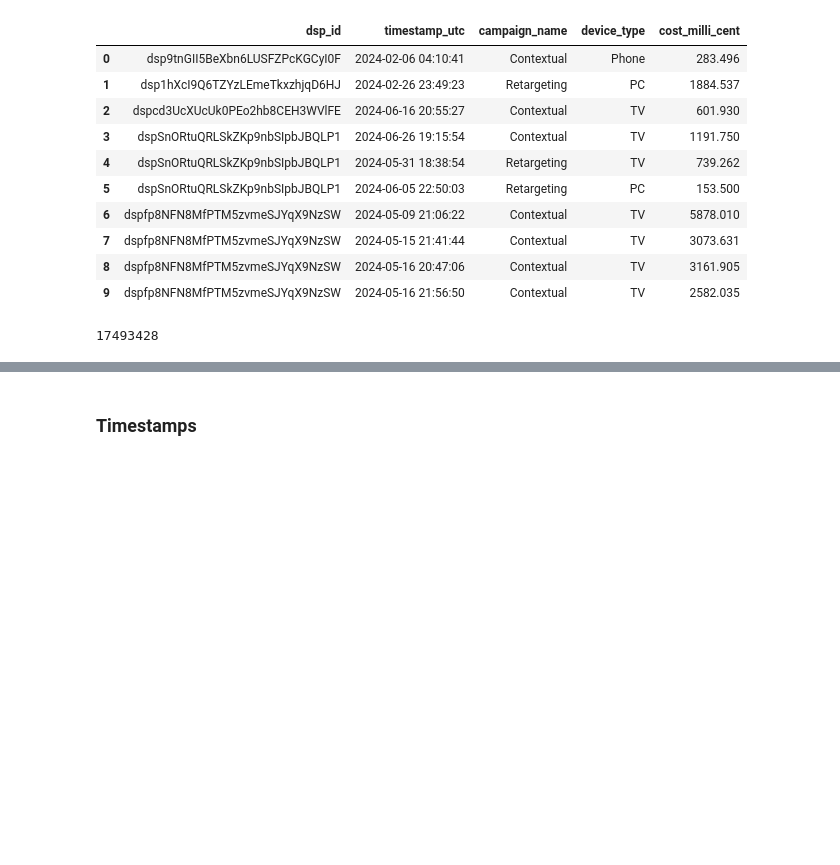
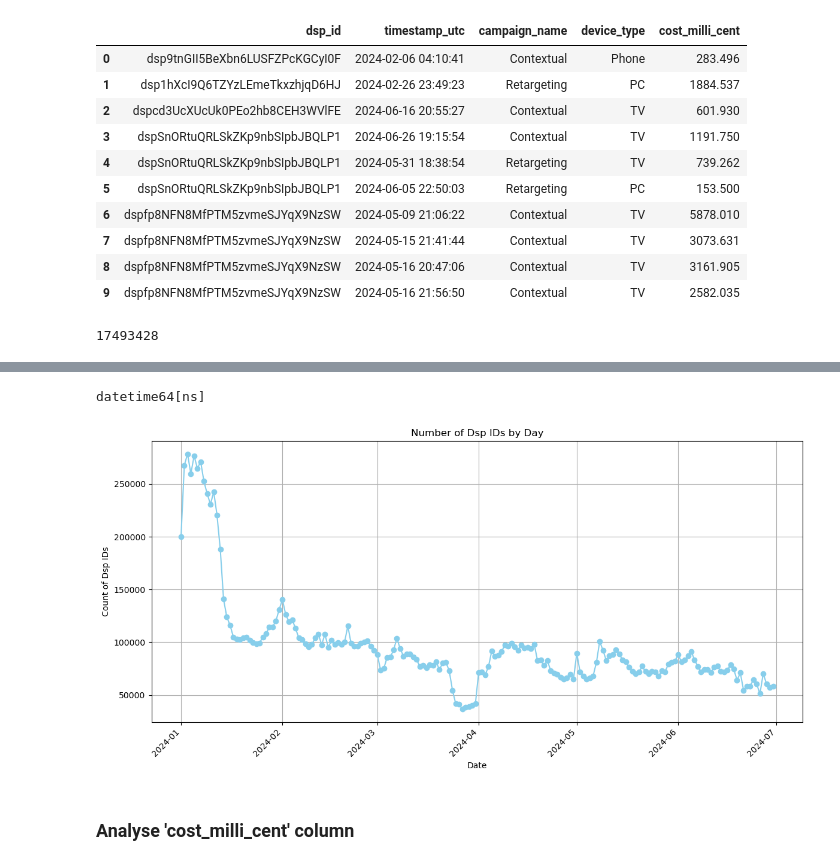
Before and after one commit to nguibe/Pet-food, a Jupyter notebook: lennart_data_cleaning_programmatic_publisher.ipynb, the cells around one changed output, grey strips where cells are left out. Saved outputs shown, nothing was run; the diff lists cells and outputs as text; code cells hidden in the pictures; blank space fills up the shorter version.

```diff
--- a/lennart_data_cleaning_programmatic_publisher.ipynb
+++ b/lennart_data_cleaning_programmatic_publisher.ipynb
@@ -63,2 +86,34 @@ print(len(df_programmatic_publisher))
-# %% [markdown]
-### Timestamps
+# %%
+df_programmatic_publisher_cleaned = df_programmatic_publisher
+# %%
+# Convert 'timestamp_utc' to datetime
+df_programmatic_publisher_cleaned['timestamp_utc'] = pd.to_datetime(df_programmatic_publisher_cleaned['timestamp_utc'])
+
+# Verify the new data type
+print(df_programmatic_publisher_cleaned['timestamp_utc'].dtypes)
+# %% [output]
+datetime64[ns]
+# %%
+df_programmatic_publisher_cleaned['year'] = df_programmatic_publisher_cleaned['timestamp_utc'].dt.year
+df_programmatic_publisher_cleaned['month'] = df_programmatic_publisher_cleaned['timestamp_utc'].dt.month
+df_programmatic_publisher_cleaned['day'] = df_programmatic_publisher_cleaned['timestamp_utc'].dt.day
+df_programmatic_publisher_cleaned['day_of_week'] = df_programmatic_publisher_cleaned['timestamp_utc'].dt.dayofweek
+df_programmatic_publisher_cleaned['quarter'] = df_programmatic_publisher_cleaned['timestamp_utc'].dt.quarter
+# %%
+# Group by day and count unique dsp_ids
+timestamp_counts = df_programmatic_publisher_cleaned.groupby(df_programmatic_publisher_cleaned['timestamp_utc'].dt.date)['dsp_id'].count()
+# %%
+# Plot customer counts by day
+plt.figure(figsize=(12, 6))
+timestamp_counts.plot(kind='line', marker='o', color='skyblue')
+plt.title('Number of Dsp IDs by Day')
+plt.xlabel('Date')
+plt.ylabel('Count of Dsp IDs')
+plt.xticks(rotation=45, ha='right')
+plt.grid(True)
+plt.tight_layout()
+plt.show()
+# %% [output]
+[figure, added]
+# %% [markdown]
+### Analyse 'cost_milli_cent' column
```
Also changed, not shown: parts of 14 cells of this notebook, 1 other file.
